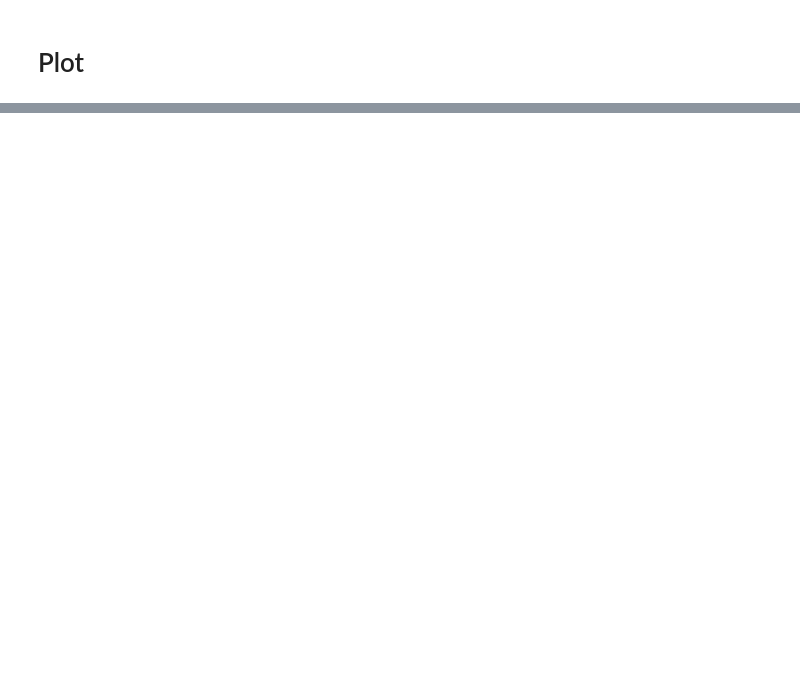
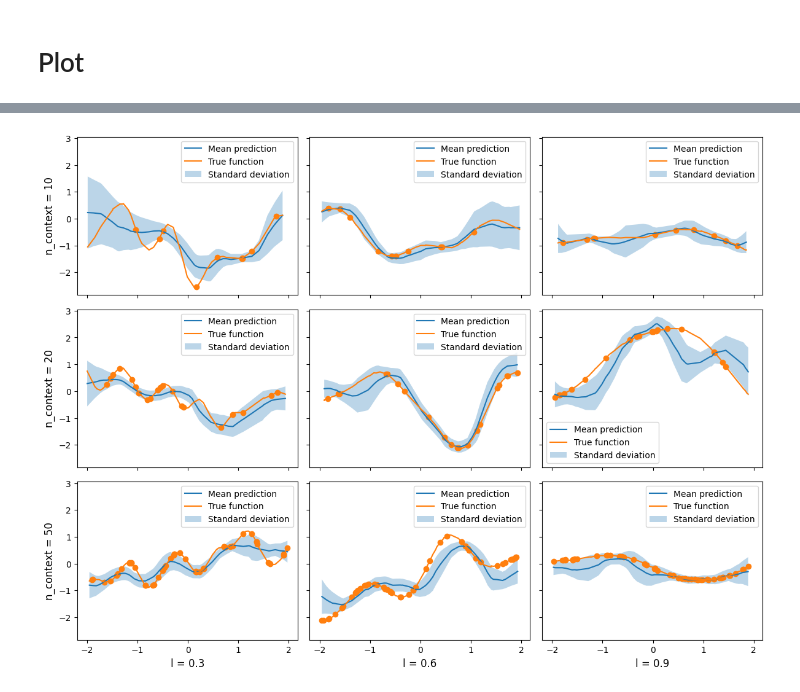
Before and after one commit to tonywu71/neural-processes, a Jupyter notebook: train_cnp_from_arbitrary_gp_varying_kernel.ipynb, the cells around one changed output, grey strips where cells are left out. Drawn from its saved outputs; the diff is of its cells as text; code cells hidden in the pictures; blank space fills up the shorter version.

```diff
--- a/train_cnp_from_arbitrary_gp_varying_kernel.ipynb
+++ b/train_cnp_from_arbitrary_gp_varying_kernel.ipynb
@@ -166,0 +168,33 @@ fig.tight_layout()
+# %%
+# Load the pre-trained LNP model:
+model_path = "checkpoints/LNP_model_regression_context_10_uniform_sampling_True/cp-0121.ckpt"
+lnp_model = load_lnp_model(model_path)
+# %%
+list_num_context = [10, 20, 50]
+list_kernel_length_scale = [0.3, 0.6, 0.9]
+
+fig, axis = plt.subplots(len(list_num_context), len(list_kernel_length_scale),
+                         figsize=(4*len(list_kernel_length_scale), 3*len(list_num_context)),
+                         sharex=True,
+                         sharey=True)
+
+for idx_row, num_context in enumerate(list_num_context):
+    for idx_col, kernel_length_scale in enumerate(list_kernel_length_scale):
+        (context_x, context_y, target_x), target_y = draw_single_example_from_arbitrary_gp(
+            kernel_length_scale=kernel_length_scale,
+            num_context=num_context,
+            num_target=50
+        )
+
+        plot_preds_from_single_example(lnp_model, context_x, context_y, target_x, target_y,
+                                       show_title=False, ax=axis[idx_row, idx_col])
+
+
+for ax, label in zip(axis[:,0], [f"n_context = {n}" for n in list_num_context]):
+    ax.set_ylabel(label, rotation=90, size='large')
+
+for ax, label in zip(axis[-1,:], [f"l = {l}" for l in list_kernel_length_scale]):
+    ax.set_xlabel(label, rotation=0, size='large')
+
+fig.tight_layout()
+# %% [output]
@@ -166,0 +210 @@ fig.tight_layout()
+[figure, added]
```
Also changed, not shown: parts of 11 cells of this notebook, 2 other files.
